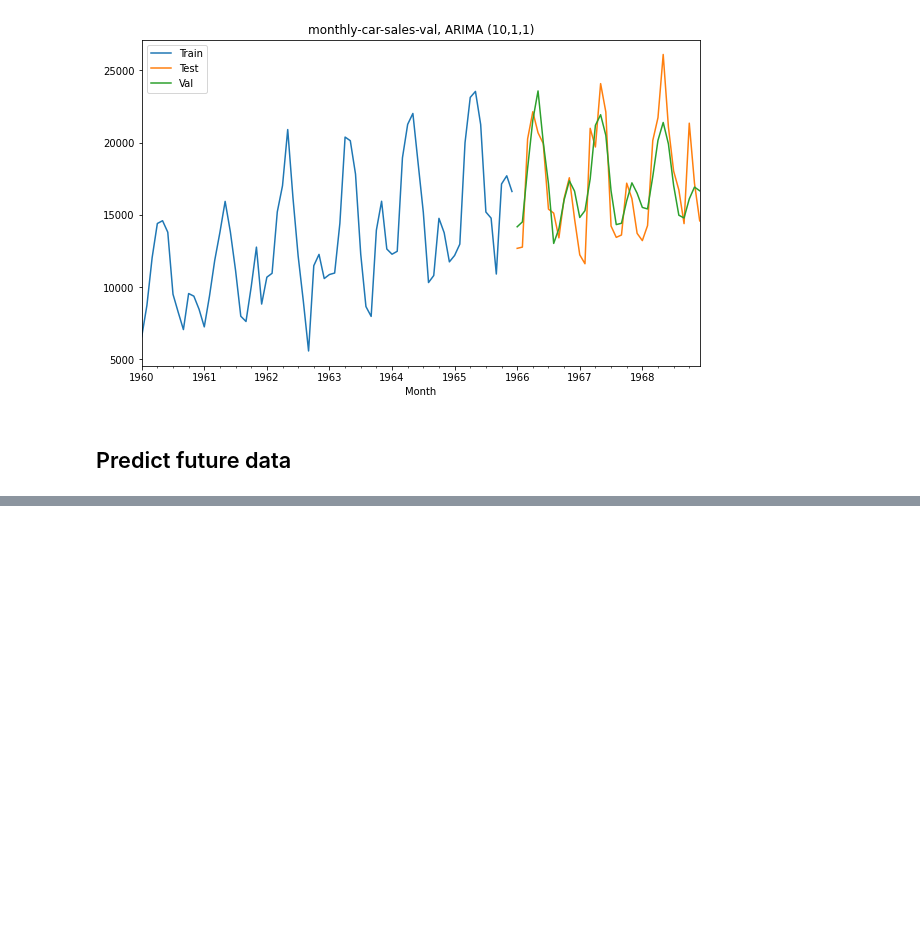
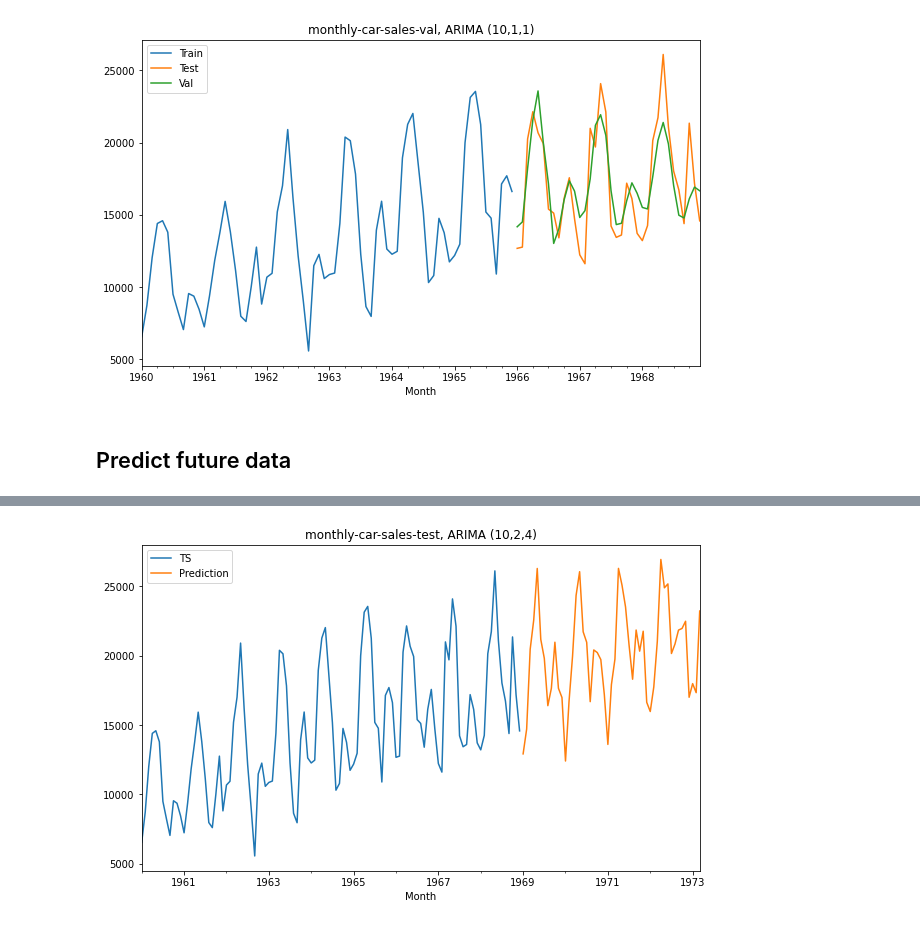
Before and after one commit to fathiyul/Forecasting, a Jupyter notebook: ARIMA.ipynb, the cells around one changed output, grey strips where cells are left out. Cells and saved outputs as stored; diff of their text form; code cells hidden in the pictures; blank space fills up the shorter version.

```diff
--- a/ARIMA.ipynb
+++ b/ARIMA.ipynb
@@ -216,0 +223,8 @@ plt.savefig('saved/'+fname+'-test.jpg')
+# %%
+ts.plot(label='TS', figsize=(10,6))
+pred_final.plot(label='Prediction')
+plt.legend(loc = 'best')
+plt.title(fname+'-test, ARIMA ({},{},{})'.format(p,d,q))
+plt.savefig('saved/'+fname+'-test-better.jpg')
+# %% [output]
+[figure, added]
```
Also changed, not shown: parts of 7 cells of this notebook, 2 other files.
